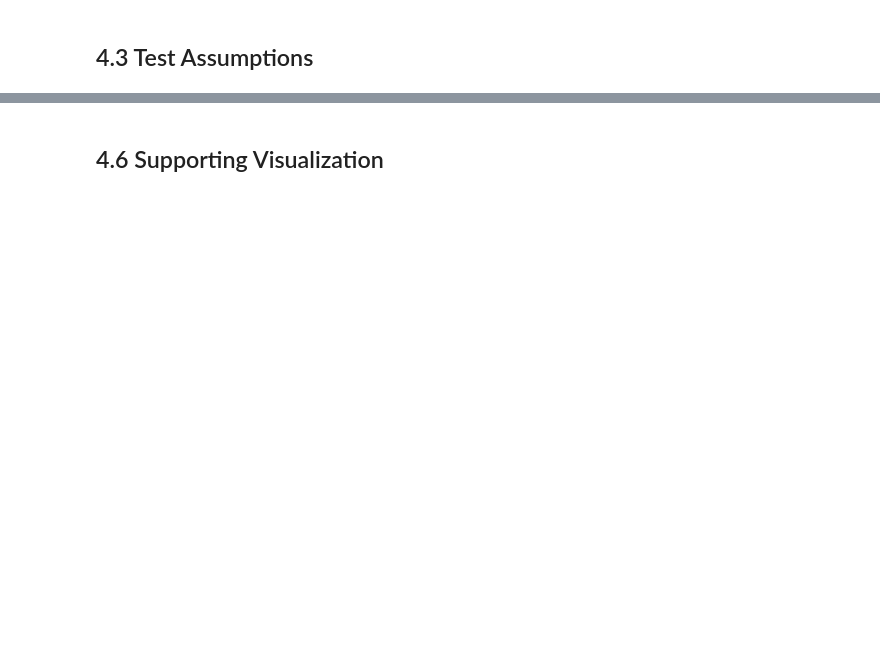
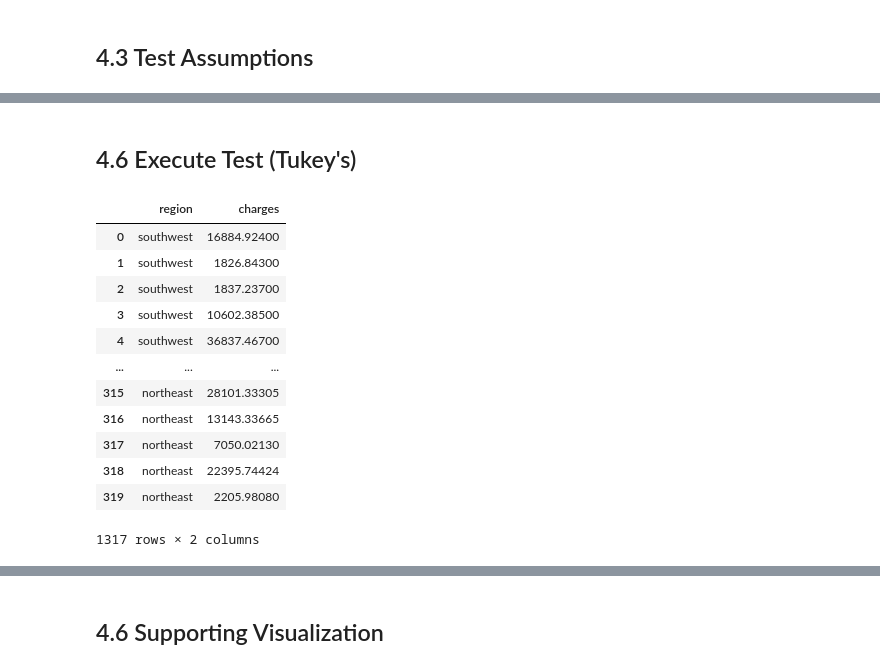
Before and after one commit to kellianneyang/statistics-practice, a Jupyter notebook: hypothesis_testing_with_insurance_data.ipynb, the cells around one changed output, grey strips where cells are left out. Cells and saved outputs as stored; diff of their text form; code cells hidden in the pictures; blank space fills up the shorter version.

```diff
--- a/hypothesis_testing_with_insurance_data.ipynb
+++ b/hypothesis_testing_with_insurance_data.ipynb
@@ -258,0 +476,30 @@ Test:
+# %% [markdown]
+## 4.6 Execute Test (Tukey's)
+# %%
+# make dataframe of regions and charges
+tukeys_df = pd.DataFrame(columns = ['region', 'charges'])
+
+# convert dictionary groups into df (outliers were deleted
+# from dictionary)
+for region, series in groups.items():
+    values = pd.Series(series.tolist())
+    tukeys_df = pd.concat([tukeys_df, pd.DataFrame(
+        {'region': [region] * len(values),
+         'charges': values})], ignore_index = False)
+
+# check
+tukeys_df
+# %% [output]
+|  | region | charges |
+| 0 | southwest | 16884.92400 |
+| 1 | southwest | 1826.84300 |
+| 2 | southwest | 1837.23700 |
+| 3 | southwest | 10602.38500 |
+| 4 | southwest | 36837.46700 |
+| ... | ... | ... |
+| 315 | northeast | 28101.33305 |
+| 316 | northeast | 13143.33665 |
+| 317 | northeast | 7050.02130 |
+| 318 | northeast | 22395.74424 |
+| 319 | northeast | 2205.98080 |
+1317 rows × 2 columns
```
Also changed, not shown: parts of 42 cells of this notebook.
